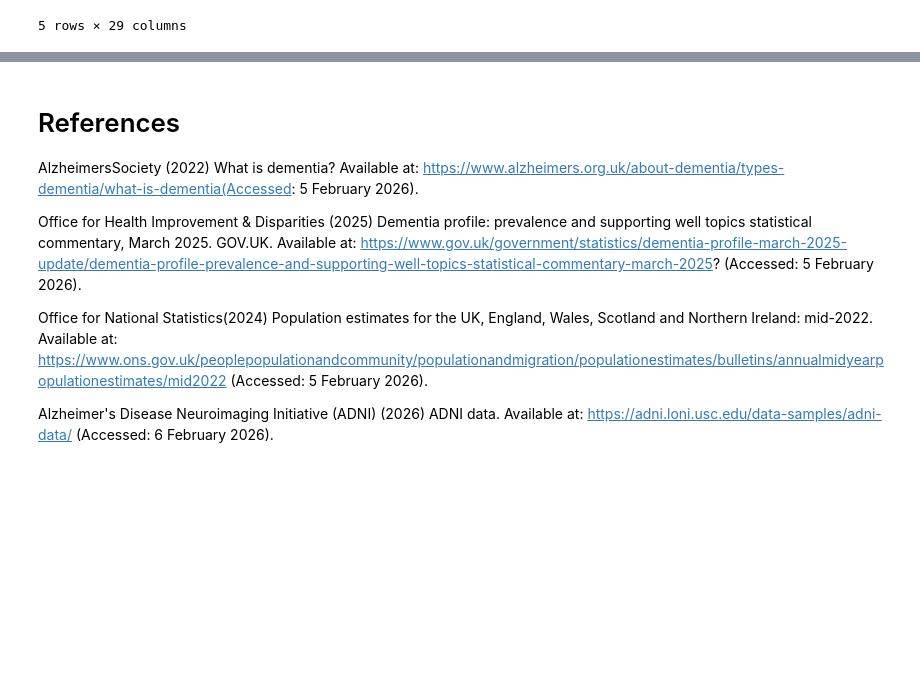
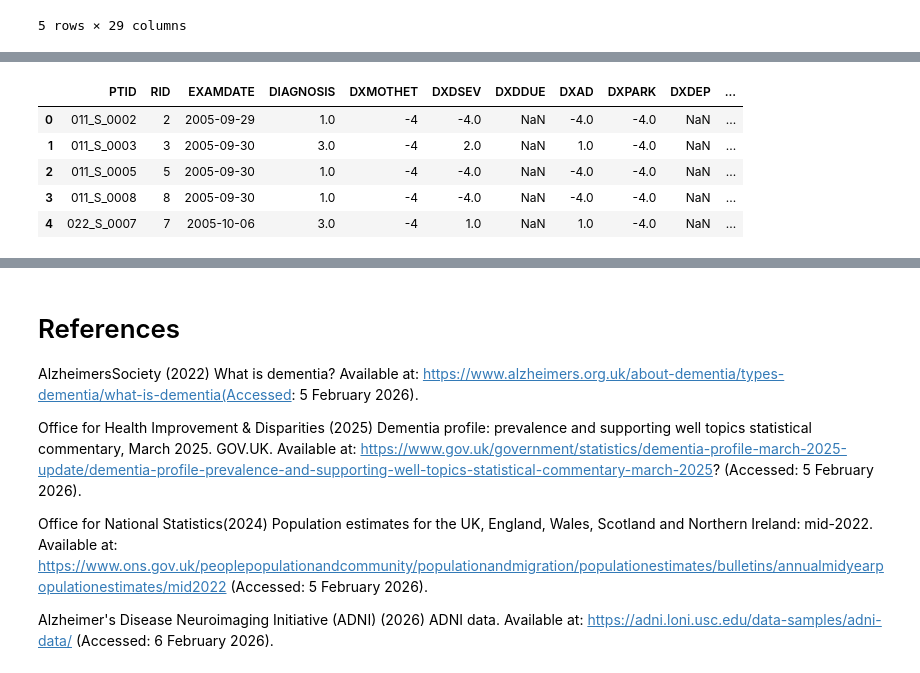
Before and after one commit to Unbreakable60000/DementiaDetection, a Jupyter notebook: model.ipynb, the cells around one changed output, grey strips where cells are left out. Cells and saved outputs as stored; diff of their text form; code cells hidden in the pictures; blank space fills up the shorter version.

```diff
--- a/model.ipynb
+++ b/model.ipynb
@@ -501,0 +658,10 @@ DXSUMDFV3.head()
+# %%
+DXSUMDFV5 = DXSUMDFV4.drop(["PHASE","DXNORM","DXMPTR1","DXMPTR2","DXMPTR3","DXMPTR4","DXMPTR5","DXMPTR6","DXMDUE"], axis=1)
+DXSUMDFV5.head()
+# %% [output]
+|  | PTID | RID | EXAMDATE | DIAGNOSIS | DXMOTHET | DXDSEV | DXDDUE | DXAD | DXPARK | DXDEP | ... |
+| 0 | 011_S_0002 | 2 | 2005-09-29 | 1.0 | -4 | -4.0 | NaN | -4.0 | -4.0 | NaN | ... |
+| 1 | 011_S_0003 | 3 | 2005-09-30 | 3.0 | -4 | 2.0 | NaN | 1.0 | -4.0 | NaN | ... |
+| 2 | 011_S_0005 | 5 | 2005-09-30 | 1.0 | -4 | -4.0 | NaN | -4.0 | -4.0 | NaN | ... |
+| 3 | 011_S_0008 | 8 | 2005-09-30 | 1.0 | -4 | -4.0 | NaN | -4.0 | -4.0 | NaN | ... |
+| 4 | 022_S_0007 | 7 | 2005-10-06 | 3.0 | -4 | 1.0 | NaN | 1.0 | -4.0 | NaN | ... |
```
Also changed, not shown: parts of 23 cells of this notebook.
